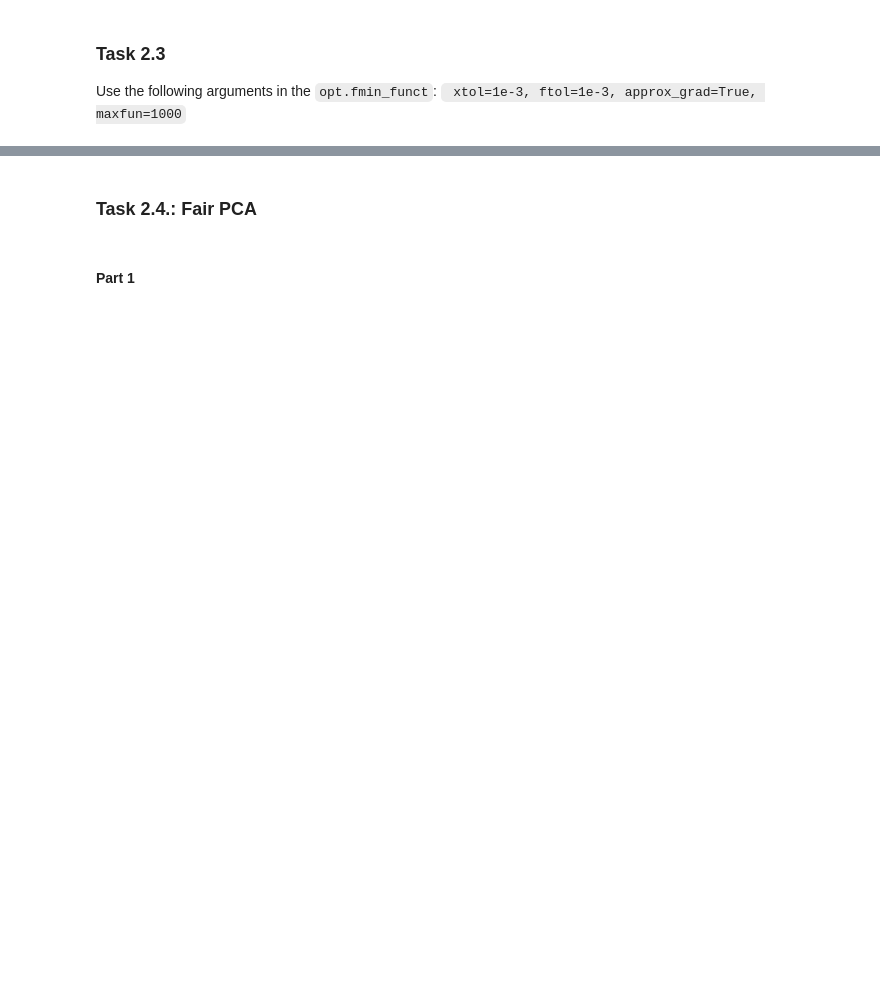
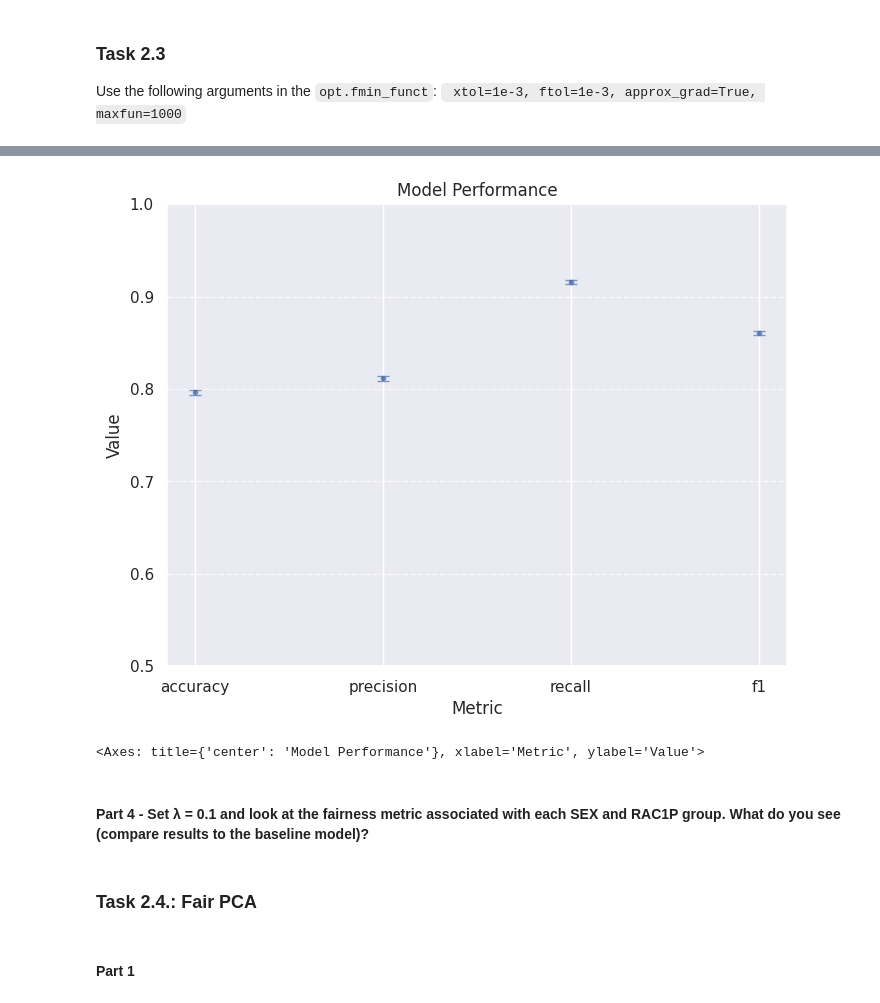
Before and after one commit to jorgedelpozolerida/-KDS_AlgorithmicFairness, a Jupyter notebook: Assignment2/assignment2.ipynb, the cells around one changed output, grey strips where cells are left out. Drawn from its saved outputs; the diff is of its cells as text; code cells hidden in the pictures; blank space fills up the shorter version.

```diff
--- a/Assignment2/assignment2.ipynb
+++ b/Assignment2/assignment2.ipynb
@@ -777,3 +763,7 @@ plot_scores(recall, precision, accuracy, F1)
 # %% [markdown]
 ### Task 2.3
 Use the following arguments in the `opt.fmin_funct`: ` xtol=1e-3, ftol=1e-3, approx_grad=True, maxfun=1000`
+# %%
+# Split already normalized into even smaller pieces, since this part is very expensive computationally
+X_train_small, X_test_small, y_train_small, y_test_small, group_train_small, group_test_small = split_dataset(
+    features_normalized, labels, groups, N=50)
@@ -779,0 +827,3 @@ Use the following arguments in the `opt.fmin_funct`: ` xtol=1e-3, ftol=1e-3, app
+# %%
+weights_fair, q_fair, code_fair   = fit_logistic_l2(np.insert(X_train_small, 0, 1, axis=1), y_train_small, groups=group_train_small,
+                            gamma_used=optimal_l2_penalty,lambda_used=0.1, include_fairness=True, aprox_grad=True)
@@ -780,3 +849,17 @@ Use the following arguments in the `opt.fmin_funct`: ` xtol=1e-3, ftol=1e-3, app
+# %%
+# Calculate metrics
+prob_fair = sigmoid(np.insert(X_test_small, 0, 1, axis=1).dot(weights_fair))
+y_pred_fair = (prob_fair >= 0.5).astype(int)
+evaluation_results_fair = evaluate_model( y_test_small, y_pred_fair)
+# %%
+# Plot metrics
+fig, ax = plt.subplots(figsize=(8,6))
+plot_metrics(evaluation_results_fair, ax,fig, savefig=True, filename="Task2.3_part3_plot.png")
+# %% [output]
+[figure, added]
+<Axes: title={'center': 'Model Performance'}, xlabel='Metric', ylabel='Value'>
+# %% [markdown]
+#### Part 4 - Set λ = 0.1 and look at the fairness metric associated with each SEX and RAC1P group. What do you see (compare results to the baseline model)?
 # %% [markdown]
 ### Task 2.4.: Fair PCA
 # %% [markdown]
```
Also changed, not shown: parts of 52 cells of this notebook, 4 other files.
